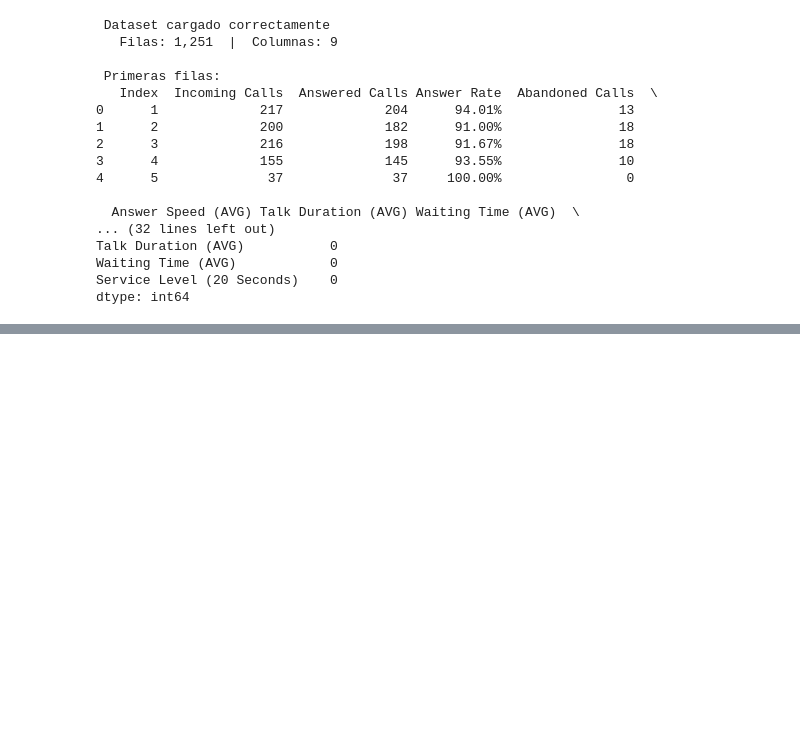
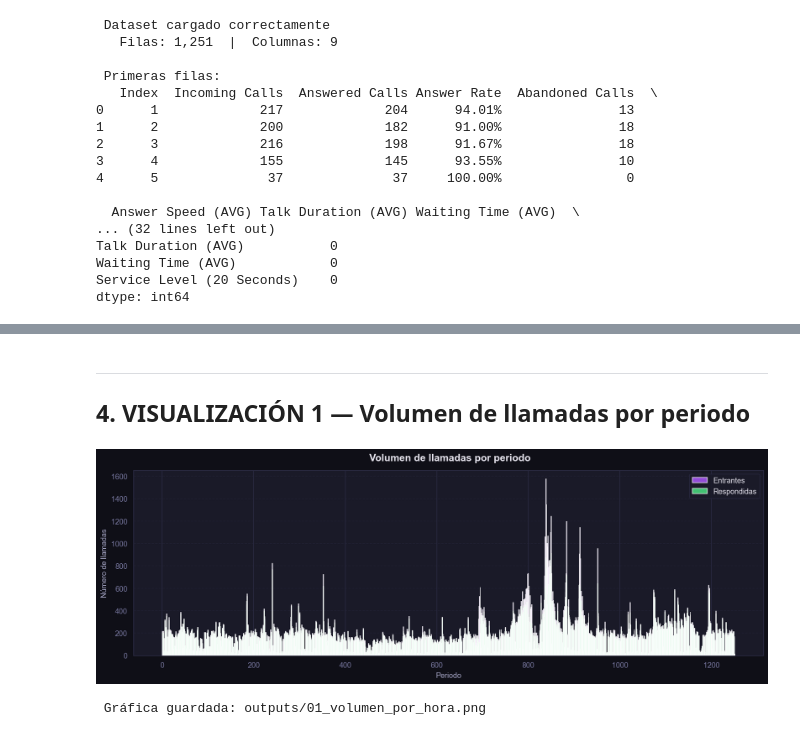
Before and after one commit to JhonlunKnox/Analysis-Call-Center, a Jupyter notebook: notebooks/Analysis.ipynb, the cells around one changed output, grey strips where cells are left out. Drawn from its saved outputs; the diff is of its cells as text; code cells hidden in the pictures; blank space fills up the shorter version.

Commit message:
Finalización Análisis de Datos: Dataset_Call_Center

```diff
--- a/notebooks/Analysis.ipynb
+++ b/notebooks/Analysis.ipynb
@@ -11,8 +13,8 @@ import seaborn as sns
 import warnings
 warnings.filterwarnings('ignore')
 # %%
-# Estilo general de las gráficas
-sns.set_theme(style="darkgrid", palette="deep")
+# ── ESTILO GENERAL ──────────────────────────────────────────────────────────
+sns.set_theme(style='darkgrid', palette='deep')
 plt.rcParams.update({
     'figure.facecolor': '#0f0f17',
     'axes.facecolor':   '#1a1a28',
@@ -26,3 +28,7 @@ plt.rcParams.update({
 })
 PURPLE = '#a855f7'
 ACCENT = '#c084fc'
+GREEN  = '#4ade80'
+RED    = '#f87171'
+BLUE   = '#60a5fa'
+YELLOW = '#fbbf24'
@@ -101,0 +169,30 @@ max                   NaN                        NaN
+# %% [markdown]
+---
+## 4. VISUALIZACIÓN 1 — Volumen de llamadas por periodo
+# %%
+# ── GRÁFICA 1: Volumen de interacciones por periodo ──────────────────────────
+fig, ax = plt.subplots(figsize=(14, 5))
+fig.patch.set_facecolor('#0f0f17')
+ax.set_facecolor('#1a1a28')
+
+x = df['Periodo'] if 'Periodo' in df.columns else df.index
+
+bars_in  = ax.bar(x, df['Incoming Calls'],  color=PURPLE, alpha=0.85, label='Entrantes',   zorder=3)
+bars_ans = ax.bar(x, df['Answered Calls'],  color=GREEN,  alpha=0.85, label='Respondidas', zorder=4)
+
+ax.set_title(' Volumen de llamadas por periodo', fontsize=15, color='#e8e6f0',
+             fontweight='bold', pad=14)
+ax.set_xlabel('Periodo', fontsize=11)
+ax.set_ylabel('Número de llamadas', fontsize=11)
+ax.legend(facecolor='#1a1a28', edgecolor='#2a2a42', labelcolor='#e8e6f0')
+ax.yaxis.grid(True, linestyle='--', alpha=0.4)
+ax.set_axisbelow(True)
+
+plt.tight_layout()
+plt.savefig('../outputs/01_volumen_por_hora.png', dpi=150, bbox_inches='tight',
+            facecolor='#0f0f17')
+plt.show()
+print(' Gráfica guardada: outputs/01_volumen_por_hora.png')
+# %% [output]
+[figure, added]
+ Gráfica guardada: outputs/01_volumen_por_hora.png
```
Also changed, not shown: parts of 21 cells of this notebook, 5 other files.
